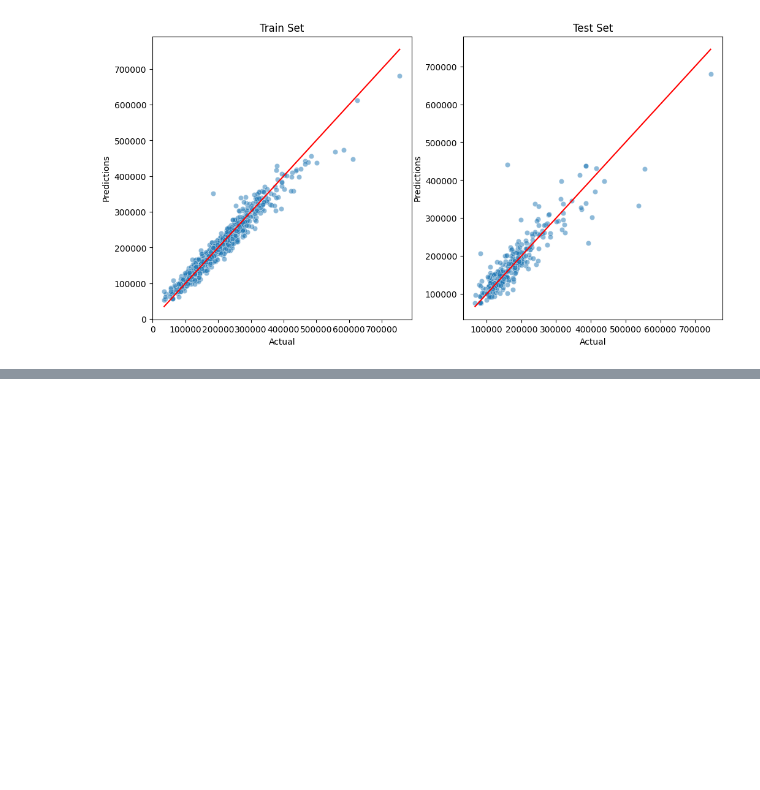
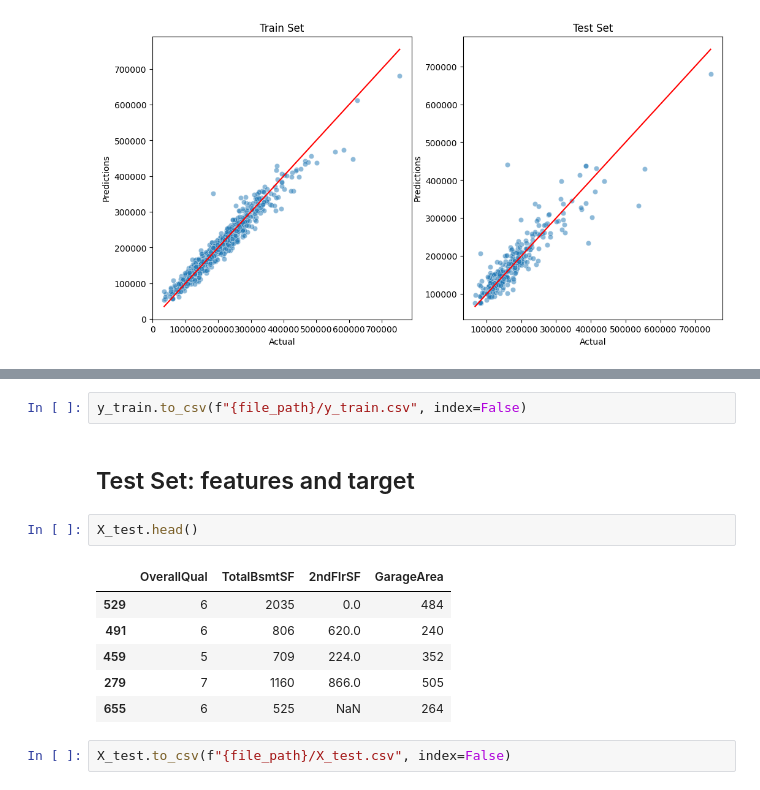
Before and after one commit to davep33l/pp5-house-price-predictor, a Jupyter notebook: jupyter_notebooks/5_Modelling_And_Evaluation.ipynb, the cells around one changed output, grey strips where cells are left out. Saved outputs shown, nothing was run; the diff lists cells and outputs as text; blank space fills up the shorter version.

```diff
--- a/jupyter_notebooks/5_Modelling_And_Evaluation.ipynb
+++ b/jupyter_notebooks/5_Modelling_And_Evaluation.ipynb
@@ -726,0 +777,15 @@ Root Mean Squared Error: 36490.834
+# %%
+y_train.to_csv(f"{file_path}/y_train.csv", index=False)
+# %% [markdown]
+## Test Set: features and target
+# %%
+X_test.head()
+# %% [output]
+|  | OverallQual | TotalBsmtSF | 2ndFlrSF | GarageArea |
+| 529 | 6 | 2035 | 0.0 | 484 |
+| 491 | 6 | 806 | 620.0 | 240 |
+| 459 | 5 | 709 | 224.0 | 352 |
+| 279 | 7 | 1160 | 866.0 | 505 |
+| 655 | 6 | 525 | NaN | 264 |
+# %%
+X_test.to_csv(f"{file_path}/X_test.csv", index=False)
```
Also changed, not shown: parts of 15 cells of this notebook, 6 other files.
